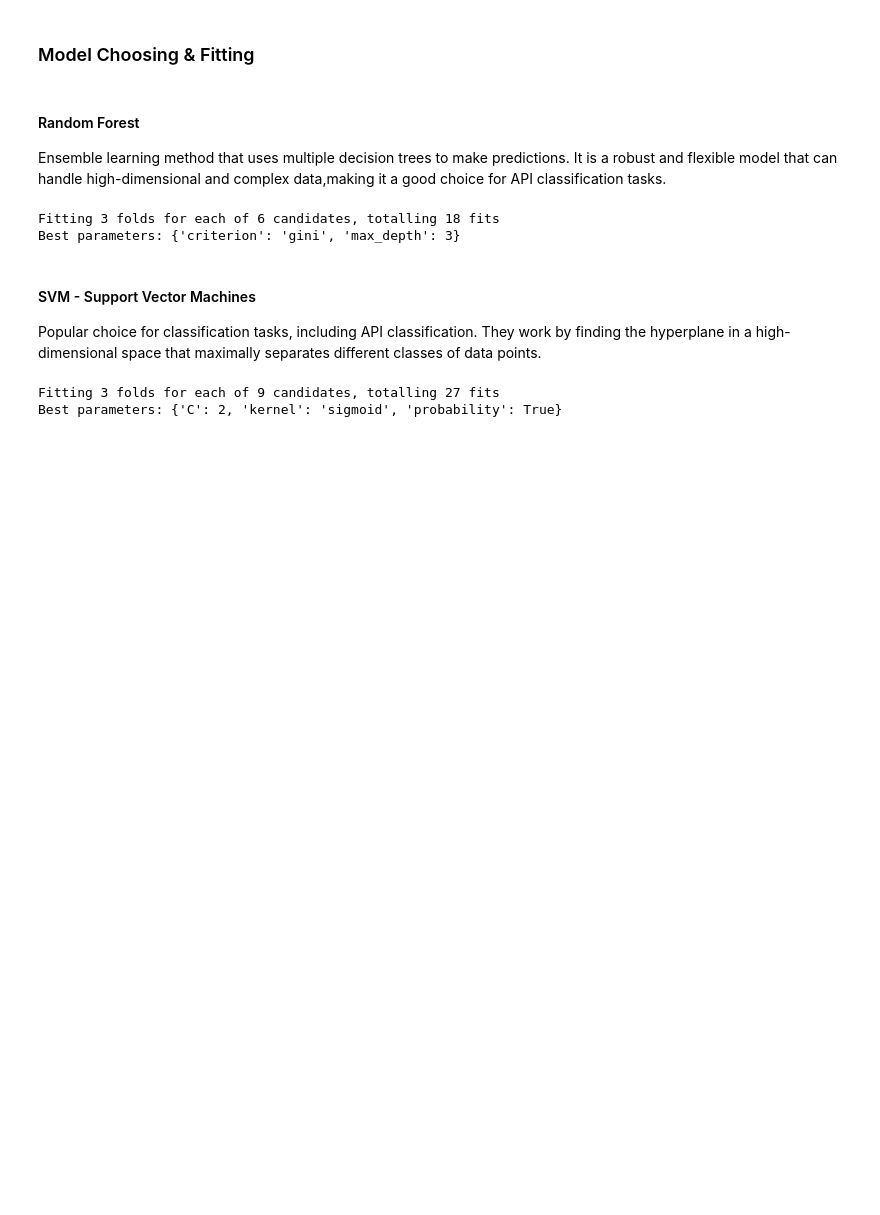
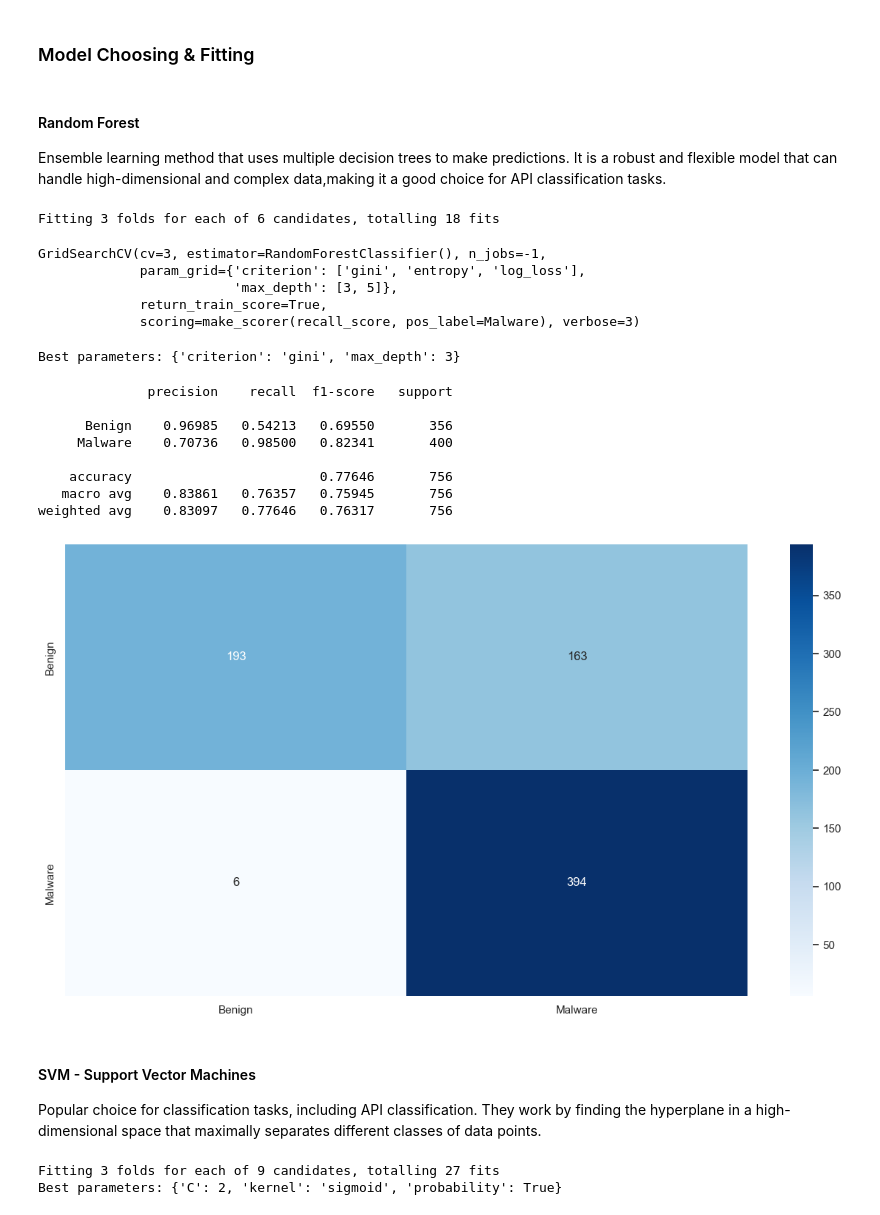
Before and after one commit to VictoKu1/API_Security_Research, a Jupyter notebook: Task1.ipynb, the cells around one changed output. Drawn from its saved outputs; the diff is of its cells as text; code cells hidden in the pictures; blank space fills up the shorter version.

```diff
--- a/Task1.ipynb
+++ b/Task1.ipynb
@@ -499,6 +499,23 @@ def create_grid_search(model, params):
                         cv=3,
                         verbose=3,
                         return_train_score=True)
+# %%
+def model_report_presentation(model):
+    # We print our results
+    sns.set(rc={'figure.figsize': (15, 8)})
+    pred = model.predict(x_test_pca)
+    true_labels = y_test
+    cf_matrix = confusion_matrix(true_labels, pred)
+    report_model = classification_report(true_labels, pred, digits=5)
+    heatmap = sns.heatmap(cf_matrix,
+                          annot=True,
+                          cmap='Blues',
+                          fmt='g',
+                          xticklabels=np.unique(true_labels),
+                          yticklabels=np.unique(true_labels))
+
+    # The heatmap is cool but this is the most important result
+    print(report_model)
 # %% [markdown]
 ### Model Choosing & Fitting
 # %% [markdown]
@@ -514,11 +531,29 @@ rf_param = {
 }
 rf_gcv = create_grid_search(rf, rf_param)
 rf_gcv.fit(x_train_pca, y_train)
-
-print("Best parameters:", rf_gcv.best_params_)
 # %% [output]
 Fitting 3 folds for each of 6 candidates, totalling 18 fits
-Best parameters: {'criterion': 'gini', 'max_depth': 3}
+GridSearchCV(cv=3, estimator=RandomForestClassifier(), n_jobs=-1,
+             param_grid={'criterion': ['gini', 'entropy', 'log_loss'],
+                         'max_depth': [3, 5]},
+             return_train_score=True,
+             scoring=make_scorer(recall_score, pos_label=Malware), verbose=3)
+# %%
+print("Best parameters:", rf_gcv.best_params_)
+# %% [output]
+Best parameters: {'criterion': 'gini', 'max_depth': 3}
+# %%
+model_report_presentation(rf_gcv)
+# %% [output]
+              precision    recall  f1-score   support
+
+      Benign    0.96985   0.54213   0.69550       356
+     Malware    0.70736   0.98500   0.82341       400
+
+    accuracy                        0.77646       756
+   macro avg    0.83861   0.76357   0.75945       756
+weighted avg    0.83097   0.77646   0.76317       756
+[figure, added]
 # %%
 # # Save the model
 clf = rf_gcv.best_estimator_
```
Also changed, not shown: parts of 12 cells of this notebook.
